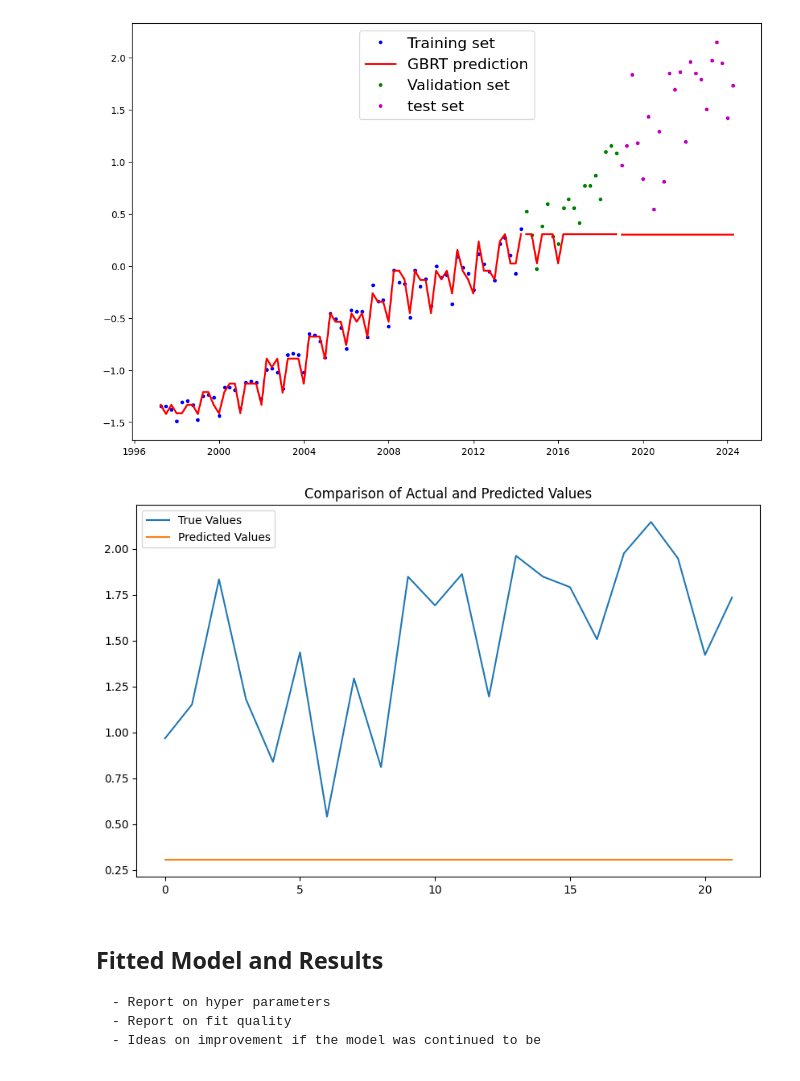
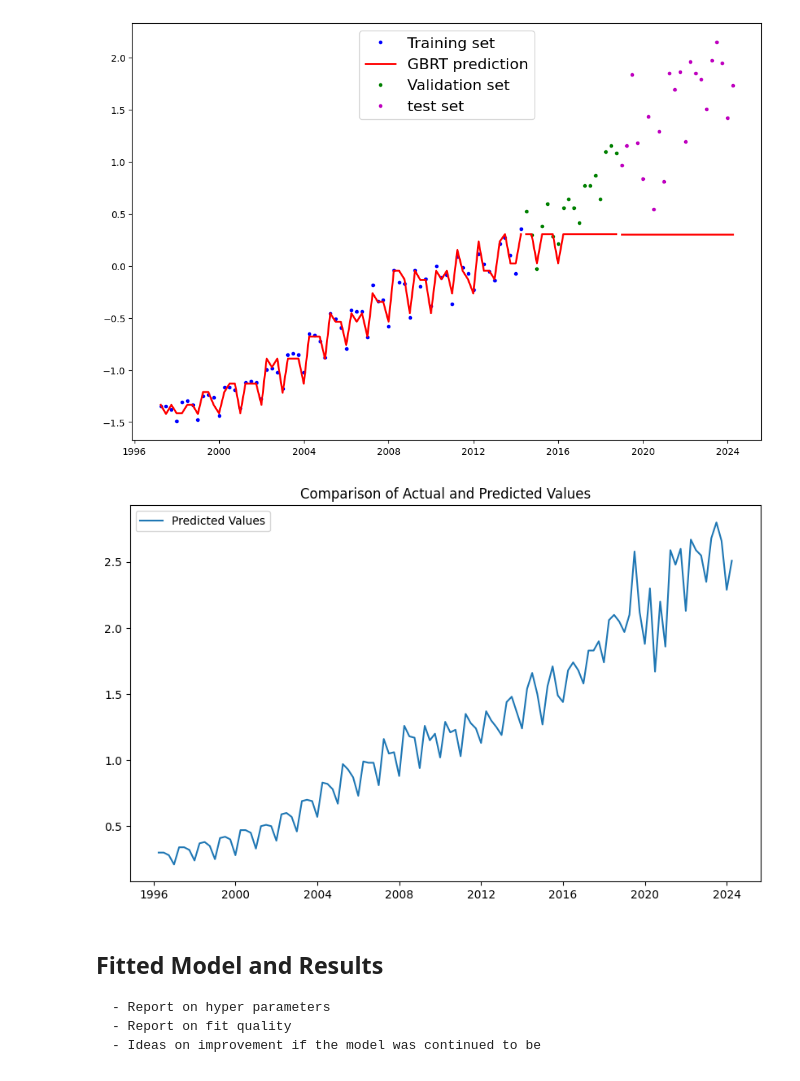
Before and after one commit to franco-rey/521-Final-Project, a Jupyter notebook: Hank.ipynb, the cells around one changed output. Saved outputs shown, nothing was run; the diff lists cells and outputs as text; code cells hidden in the pictures.

```diff
--- a/Hank.ipynb
+++ b/Hank.ipynb
@@ -566,15 +566,15 @@ plt.show()
 # %%
 # Plotting
 predicted_values = tuned_GBRT_hb.predict(X_hb_test.values)
 predicted_values
 plt.figure(figsize=(10, 6))
-plt.plot(y_hb_test.values, label='True Values')
-plt.plot(predicted_values, label='Predicted Values')
+#plt.plot(y_hb_test.values, label='True Values')
+plt.plot(Features_And_Target_df['Reported EPS'], label='Predicted Values')
 plt.title('Comparison of Actual and Predicted Values')
 plt.legend()
 plt.show()
 # %% [output]
-[figure, old version]
+[figure, new version]
 # %% [markdown]
 ## Fitted Model and Results
     - Report on hyper parameters
```
